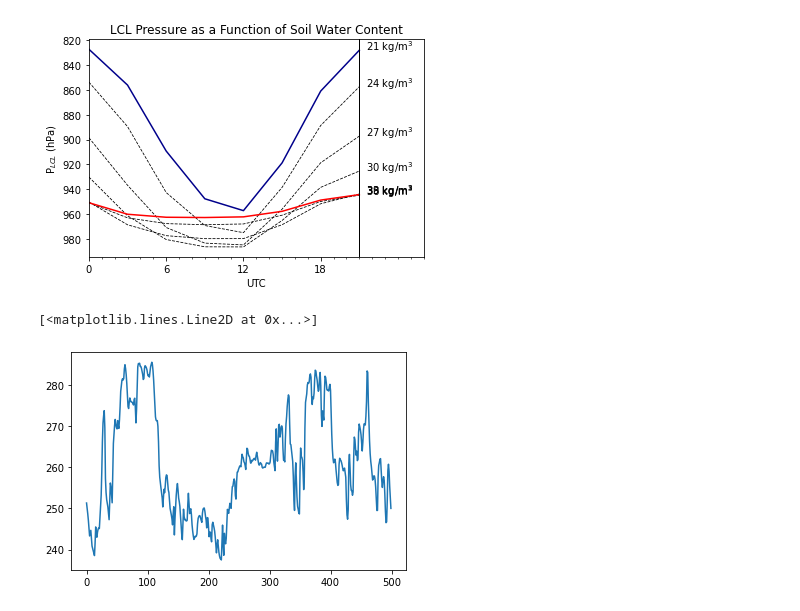
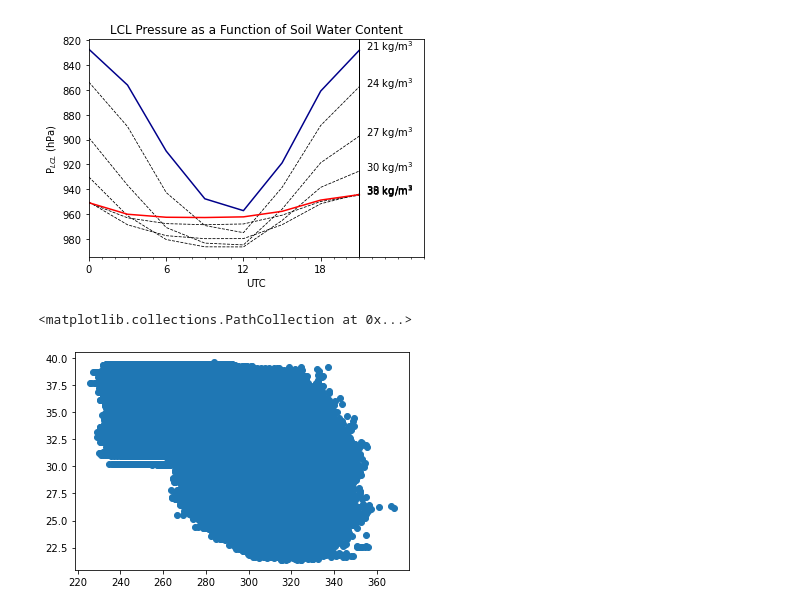
Before and after one commit to AndrewLoeppky/CMIP6_betts_intercomparison, a Jupyter notebook: make_fields.ipynb, the cells around one changed output. Cells and saved outputs as stored; diff of their text form; code cells hidden in the pictures.

```diff
--- a/make_fields.ipynb
+++ b/make_fields.ipynb
@@ -82,7 +83,7 @@ ax.set_title("LCL Pressure as a Function of Soil Water Content");
 # time series of equivalent potential temperature (surface values only for now)
 spatial_average["theta_eq"] = mpcalc.equivalent_potential_temperature(ps, spatial_average.tas, spatial_average.td)
 # %%
-plt.plot(spatial_average.theta_eq[:500])
+plt.scatter(spatial_average.theta_eq, spatial_average.mrsos)
 # %% [output]
-[<matplotlib.lines.Line2D at 0x...>]
+<matplotlib.collections.PathCollection at 0x...>
-[figure, old version]
+[figure, new version]
```
Also changed, not shown: parts of 3 cells of this notebook, 8 other files.
